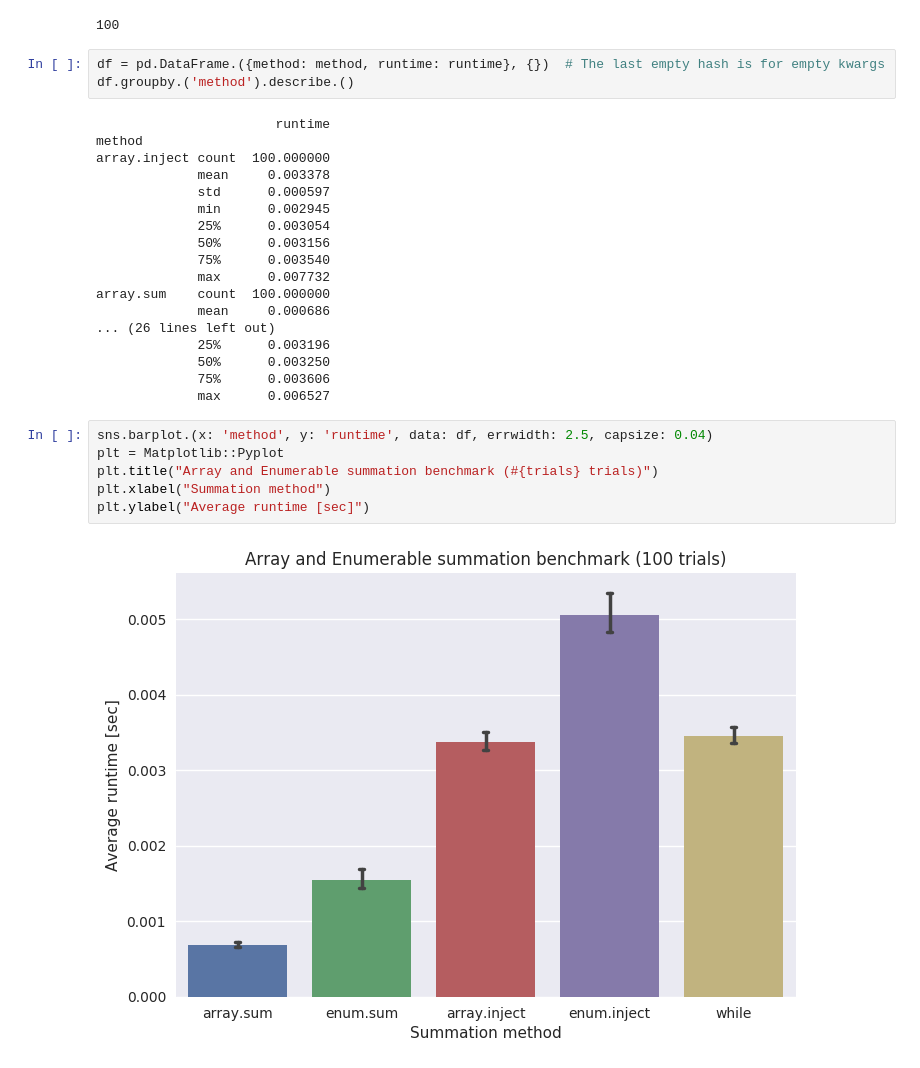
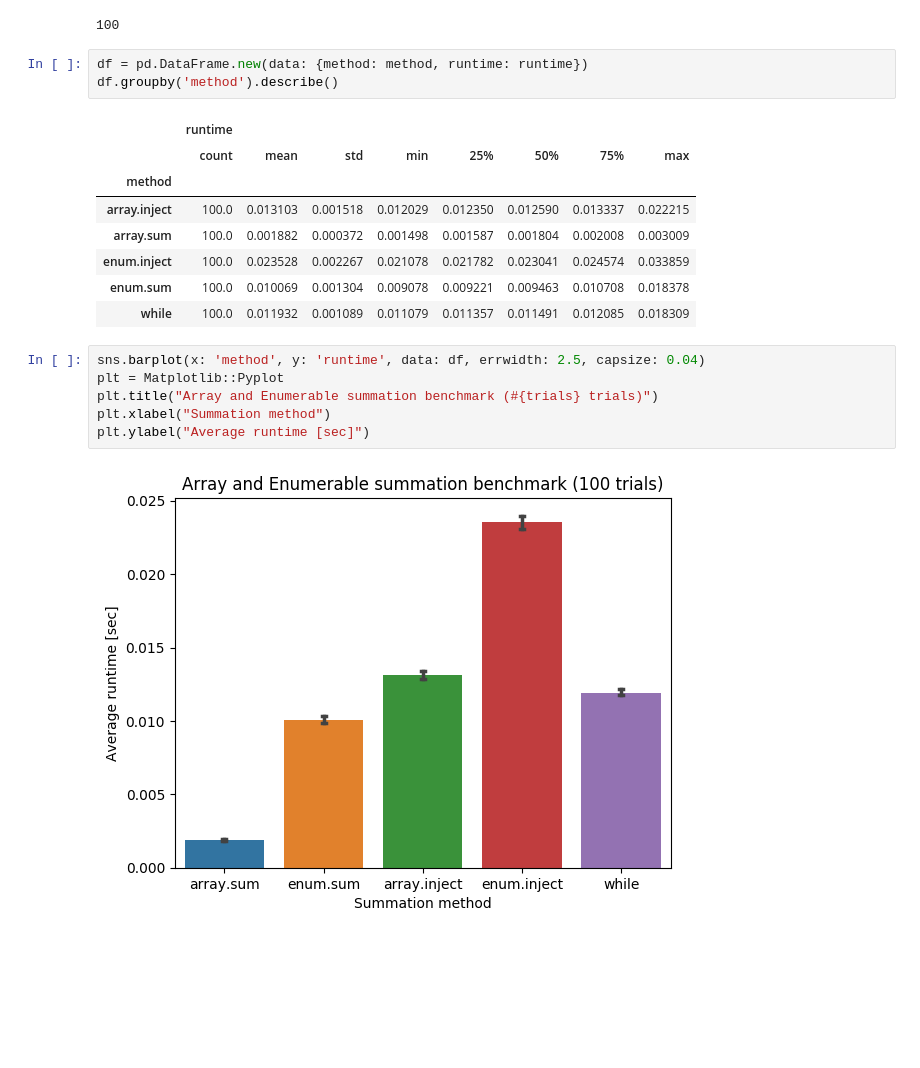
Before and after one commit to mrkn/pycall.rb, a Jupyter notebook: examples/notebooks/sum_benchmarking.ipynb, the cells around one changed output. Drawn from its saved outputs; the diff is of its cells as text; blank space fills up the shorter version.

```diff
--- a/examples/notebooks/sum_benchmarking.ipynb
+++ b/examples/notebooks/sum_benchmarking.ipynb
@@ -72,31 +72,22 @@ end
 # %% [output]
 100
 # %%
-df = pd.DataFrame.({method: method, runtime: runtime}, {})  # The last empty hash is for empty kwargs
-df.groupby.('method').describe.()
+df = pd.DataFrame.new(data: {method: method, runtime: runtime})
+df.groupby('method').describe()
 # %% [output]
-                       runtime
-method
-array.inject count  100.000000
-             mean     0.003378
-             std      0.000597
-             min      0.002945
-             25%      0.003054
-             50%      0.003156
-             75%      0.003540
-             max      0.007732
-array.sum    count  100.000000
-             mean     0.000686
-... (26 lines left out)
-             25%      0.003196
-             50%      0.003250
-             75%      0.003606
-             max      0.006527
+|  | runtime |  |  |  |  |  |  |  |
+|  | count | mean | std | min | 25% | 50% | 75% | max |
+| method |  |  |  |  |  |  |  |  |
+| array.inject | 100.0 | 0.013103 | 0.001518 | 0.012029 | 0.012350 | 0.012590 | 0.013337 | 0.022215 |
+| array.sum | 100.0 | 0.001882 | 0.000372 | 0.001498 | 0.001587 | 0.001804 | 0.002008 | 0.003009 |
+| enum.inject | 100.0 | 0.023528 | 0.002267 | 0.021078 | 0.021782 | 0.023041 | 0.024574 | 0.033859 |
+| enum.sum | 100.0 | 0.010069 | 0.001304 | 0.009078 | 0.009221 | 0.009463 | 0.010708 | 0.018378 |
+| while | 100.0 | 0.011932 | 0.001089 | 0.011079 | 0.011357 | 0.011491 | 0.012085 | 0.018309 |
 # %%
-sns.barplot.(x: 'method', y: 'runtime', data: df, errwidth: 2.5, capsize: 0.04)
+sns.barplot(x: 'method', y: 'runtime', data: df, errwidth: 2.5, capsize: 0.04)
 plt = Matplotlib::Pyplot
 plt.title("Array and Enumerable summation benchmark (#{trials} trials)")
 plt.xlabel("Summation method")
 plt.ylabel("Average runtime [sec]")
 # %% [output]
-[figure, old version]
+[figure, new version]
```
Also changed, not shown: parts of 1 cell of this notebook, 6 other files.
